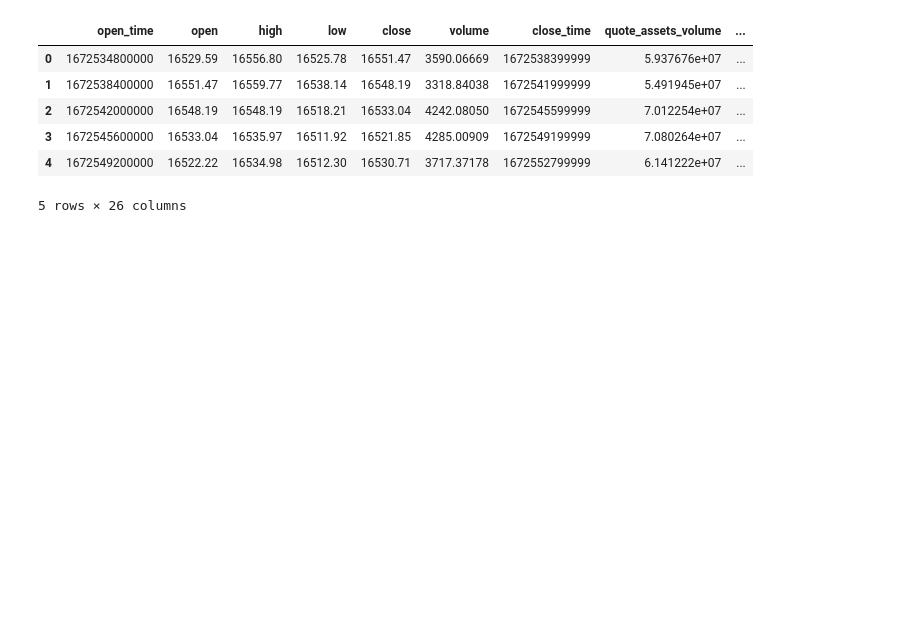
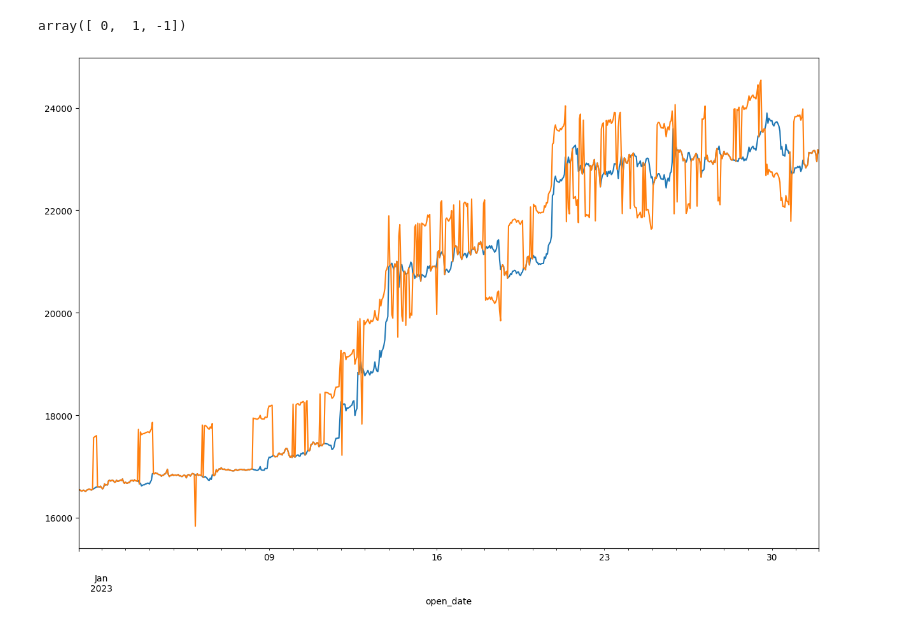
Before and after one commit to LeoCenturion/ceia-tpf, a Jupyter notebook: models/TA.ipynb, the cells around one changed output. Saved outputs shown, nothing was run; the diff lists cells and outputs as text; code cells hidden in the pictures; blank space fills up the shorter version.

```diff
--- a/models/TA.ipynb
+++ b/models/TA.ipynb
@@ -52,12 +97,12 @@ df['RSISlope'] = df['RSI'].rolling(window=backrollingN).apply(get_slope, raw=Tru
 pipdiff = 500*1e-5 #for TP
 SLTPRatio = 2 #pipdiff/Ratio gives SL
 
-def label_trends(barsupfront, df1):
+def label_trends2(barsupfront, df1):
     length = len(df1)
-    high = list(df1['high'])
-    low = list(df1['low'])
-    close = list(df1['close'])
-    open = list(df1['open'])
+    high = list(df1['High'])
+    low = list(df1['Low'])
+    close = list(df1['Close'])
+    open = list(df1['Open'])
     trendcat = [None] * length
 
     for line in range(0,length-barsupfront-2):
@@ -77,13 +122,36 @@ def label_trends(barsupfront, df1):
                 break
             else:
                 trendcat[line] = 0 # no clear trend
+    return trendcat
 
-    return trendcat
+def label_trends(df, window_len=16, threshold=5*1e-3):
+    UP_TREND = 1
+    DOWN_TREND = -1
+    NO_TREND = 0
+    labels = [0] * len(df)
+    for row_idx in range(0,  len(df)-window_len):
+        open_value = df.iloc[row_idx]['Open']
+        # window = df.iloc[row_idx:row_idx+window_len]
+        # -window['High'] + open_value
+        for nxt_row in range(row_idx, row_idx+window_len):
+            current_high = df.iloc[nxt_row]['High']
+            current_low = df.iloc[nxt_row]['Low']
+            if current_high > open_value*(1+threshold):
+                labels[row_idx] = UP_TREND
+            elif current_low < open_value*(1-threshold):
+                labels[row_idx] = DOWN_TREND
+            else:
+                labels[row_idx] = NO_TREND
+
+    return labels
-# %% [output]
-|  | open_time | open | high | low | close | volume | close_time | quote_assets_volume | ... |
-| 0 | 1672534800000 | 16529.59 | 16556.80 | 16525.78 | 16551.47 | 3590.06669 | 1672538399999 | 5.937676e+07 | ... |
-| 1 | 1672538400000 | 16551.47 | 16559.77 | 16538.14 | 16548.19 | 3318.84038 | 1672541999999 | 5.491945e+07 | ... |
-| 2 | 1672542000000 | 16548.19 | 16548.19 | 16518.21 | 16533.04 | 4242.08050 | 1672545599999 | 7.012254e+07 | ... |
-| 3 | 1672545600000 | 16533.04 | 16535.97 | 16511.92 | 16521.85 | 4285.00909 | 1672549199999 | 7.080264e+07 | ... |
-| 4 | 1672549200000 | 16522.22 | 16534.98 | 16512.30 | 16530.71 | 3717.37178 | 1672552799999 | 6.141222e+07 | ... |
-5 rows × 26 columns
+# %%
+labels = label_trends(df, threshold=0.01)
+df['target'] = labels
+# %%
+plt.figure(figsize=(15,10))
+df['Close'].plot()
+(df['target']*1000 +df['Close']).plot()
+df['target'].unique()
+# %% [output]
+array([ 0,  1, -1])
+[figure, added]
```
Also changed, not shown: parts of 8 cells of this notebook, 3 other files.
